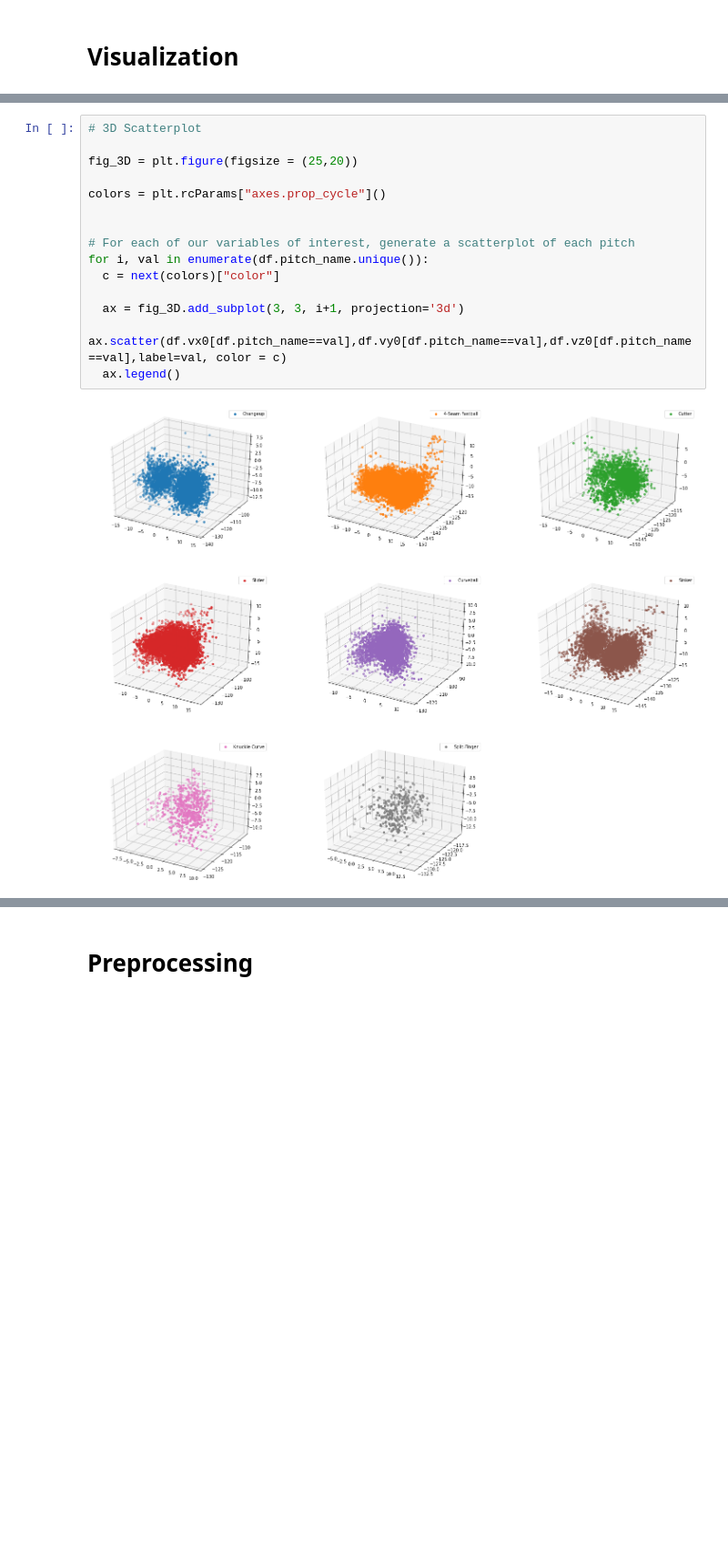
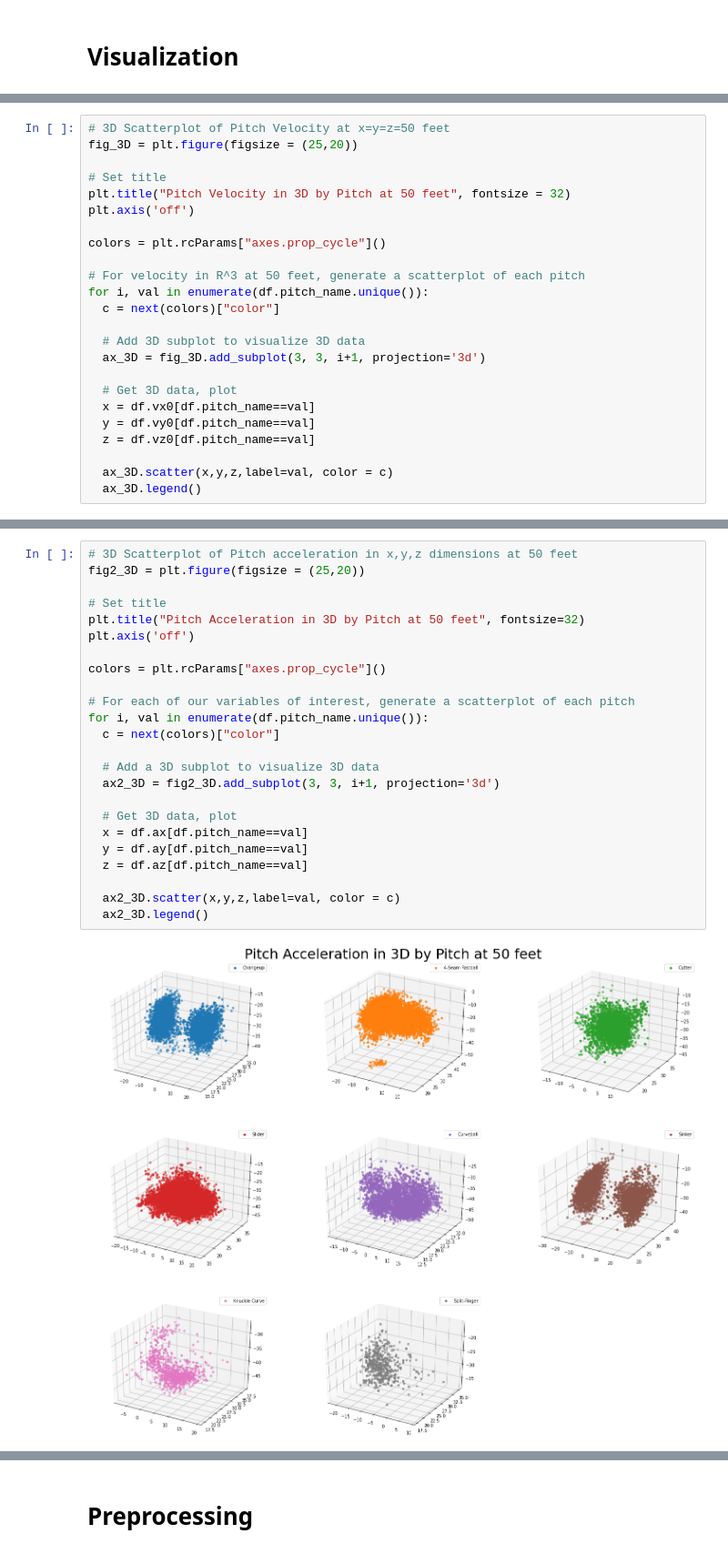
Before and after one commit to joshsalce/Pitch-Classifier-MLB-2022, a Jupyter notebook: Classifier_1.ipynb, the cells around one changed output, grey strips where cells are left out. Shown at 91% size. Cells and saved outputs as stored; diff of their text form; blank space fills up the shorter version.

```diff
--- a/Classifier_1.ipynb
+++ b/Classifier_1.ipynb
@@ -345,0 +395,24 @@ df
+# %%
+# 3D Scatterplot of Pitch Velocity at x=y=z=50 feet
+fig_3D = plt.figure(figsize = (25,20))
+
+# Set title
+plt.title("Pitch Velocity in 3D by Pitch at 50 feet", fontsize = 32)
+plt.axis('off')
+
+colors = plt.rcParams["axes.prop_cycle"]()
+
+# For velocity in R^3 at 50 feet, generate a scatterplot of each pitch
+for i, val in enumerate(df.pitch_name.unique()):
+  c = next(colors)["color"]
+
+  # Add 3D subplot to visualize 3D data
+  ax_3D = fig_3D.add_subplot(3, 3, i+1, projection='3d')
+
+  # Get 3D data, plot
+  x = df.vx0[df.pitch_name==val]
+  y = df.vy0[df.pitch_name==val]
+  z = df.vz0[df.pitch_name==val]
+
+  ax_3D.scatter(x,y,z,label=val, color = c)
+  ax_3D.legend()
@@ -346,17 +421,26 @@ df
 # %%
-# 3D Scatterplot
+# 3D Scatterplot of Pitch acceleration in x,y,z dimensions at 50 feet
+fig2_3D = plt.figure(figsize = (25,20))
 
-fig_3D = plt.figure(figsize = (25,20))
+# Set title
+plt.title("Pitch Acceleration in 3D by Pitch at 50 feet", fontsize=32)
+plt.axis('off')
 
 colors = plt.rcParams["axes.prop_cycle"]()
-
 
 # For each of our variables of interest, generate a scatterplot of each pitch
 for i, val in enumerate(df.pitch_name.unique()):
   c = next(colors)["color"]
 
-  ax = fig_3D.add_subplot(3, 3, i+1, projection='3d')
-  ax.scatter(df.vx0[df.pitch_name==val],df.vy0[df.pitch_name==val],df.vz0[df.pitch_name==val],label=val, color = c)
-  ax.legend()
+  # Add a 3D subplot to visualize 3D data
+  ax2_3D = fig2_3D.add_subplot(3, 3, i+1, projection='3d')
+
+  # Get 3D data, plot
+  x = df.ax[df.pitch_name==val]
+  y = df.ay[df.pitch_name==val]
+  z = df.az[df.pitch_name==val]
+
+  ax2_3D.scatter(x,y,z,label=val, color = c)
+  ax2_3D.legend()
 # %% [output]
-[figure, old version]
+[figure, new version]
```
Also changed, not shown: parts of 22 cells of this notebook.
